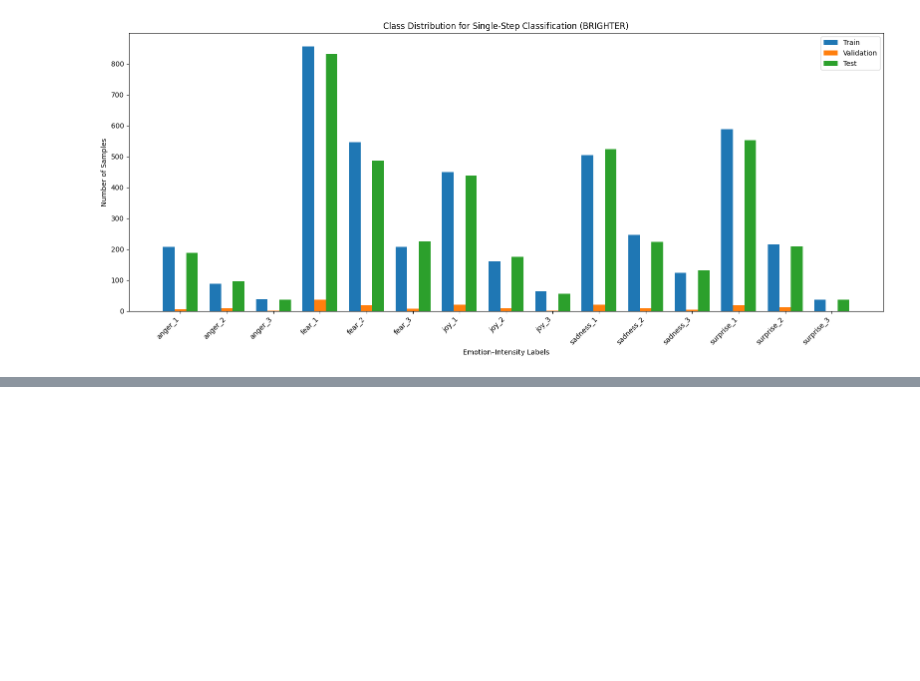
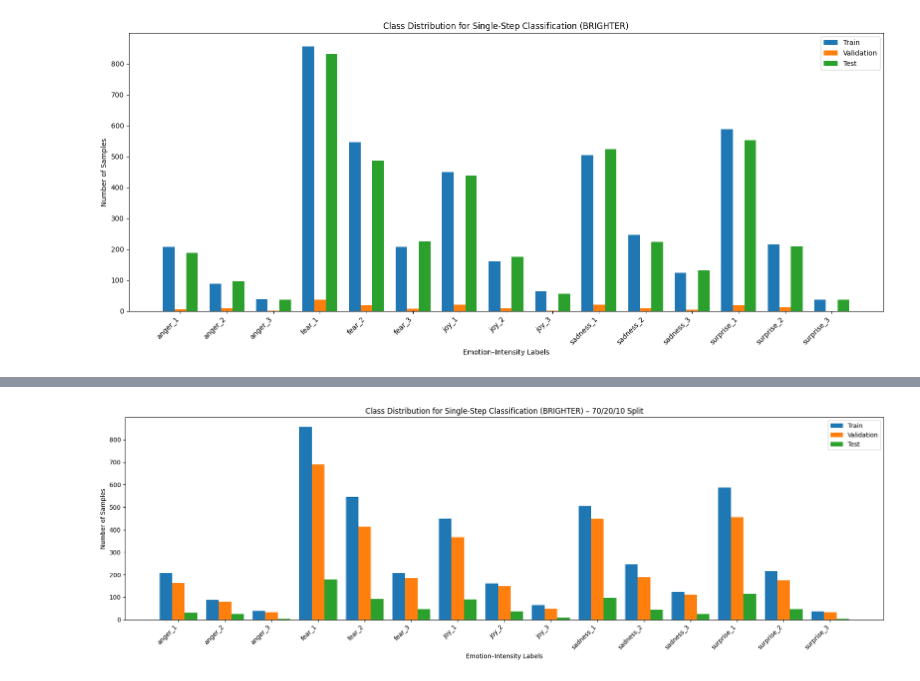
Before and after one commit to sharayumhaske22/Master_Thesis, a Jupyter notebook: test.ipynb, the cells around one changed output, grey strips where cells are left out. Saved outputs shown, nothing was run; the diff lists cells and outputs as text; code cells hidden in the pictures; blank space fills up the shorter version.

Commit message:
Spliting in 70/20/10 of the dataset and then plotting

```diff
--- a/test.ipynb
+++ b/test.ipynb
@@ -150,3 +152,82 @@ plt.tight_layout()
 plt.show()
 # %% [output]
 [figure]
+# %%
+SEED = 42
+
+def rebalance_val_test_70_20_10(train_df, val_df, test_df, seed=42):
+    n_train, n_val, n_test = len(train_df), len(val_df), len(test_df)
+    n_total = n_train + n_val + n_test
+
+    target_train = int(round(0.70 * n_total))
+    target_val   = int(round(0.20 * n_total))
+    target_test  = n_total - target_train - target_val
+
+    print("Current sizes:", {"train": n_train, "val": n_val, "test": n_test})
+    print("Target sizes :", {"train": target_train, "val": target_val, "test": target_test})
+
+    # Keep train fixed; redistribute only (val+test)
+    combined = pd.concat([val_df, test_df], ignore_index=True)
+
+    rng = np.random.default_rng(seed)
+    combined = combined.iloc[rng.permutation(len(combined))].reset_index(drop=True)
+
+    combined_size = len(combined)
+    new_test_size = target_test
+    if new_test_size < 0 or new_test_size > combined_size:
+        raise ValueError("Target test size is not feasible. Check current split sizes.")
+
+    new_val_size = combined_size - new_test_size
+
+    new_val_df  = combined.iloc[:new_val_size].reset_index(drop=True)
+    new_test_df = combined.iloc[new_val_size:].reset_index(drop=True)
+
+    print("New sizes:", {"train": len(train_df), "val": len(new_val_df), "test": len(new_test_df)})
+    print("New ratios:", {
+        "train": len(train_df)/n_total,
+        "val": len(new_val_df)/n_total,
+        "test": len(new_test_df)/n_total
+    })
+
+    return train_df, new_val_df, new_test_df
+
+train_70, val_20, test_10 = rebalance_val_test_70_20_10(train_single, val_single, test_single, seed=SEED)
+
+# ----------------------------
+# 3) Plot class distribution (Train/Val/Test together) for the 15 labels
+# ----------------------------
+def plot_class_distribution(train_df, val_df, test_df, labels, title):
+    train_counts = train_df[labels].sum()
+    val_counts   = val_df[labels].sum()
+    test_counts  = test_df[labels].sum()
+
+    # Sort by total for readability
+    total = (train_counts + val_counts + test_counts)
+    sorted_labels = total.index.tolist()
+
+    train_counts = train_counts[sorted_labels]
+    val_counts   = val_counts[sorted_labels]
+    test_counts  = test_counts[sorted_labels]
+
+    x = np.arange(len(sorted_labels))
+    width = 0.27
+
+    plt.figure(figsize=(18, 6))
+    plt.bar(x - width, train_counts.values, width, label="Train")
+    plt.bar(x,         val_counts.values,   width, label="Validation")
+    plt.bar(x + width, test_counts.values,  width, label="Test")
+
+    plt.xticks(x, sorted_labels, rotation=45, ha="right")
+    plt.xlabel("Emotion–Intensity Labels")
+    plt.ylabel("Number of Samples")
+    plt.title(title)
+    plt.legend()
+    plt.tight_layout()
+    plt.show()
+
+plot_class_distribution(
+    train_70, val_20, test_10,
+    LABELS,
+    "Class Distribution for Single-Step Classification (BRIGHTER) – 70/20/10 Split"
+)
+# %% [output]
@@ -152,0 +238 @@ plt.show()
+[figure, added]
```
Also changed, not shown: parts of 2 cells of this notebook, 1 other file.
